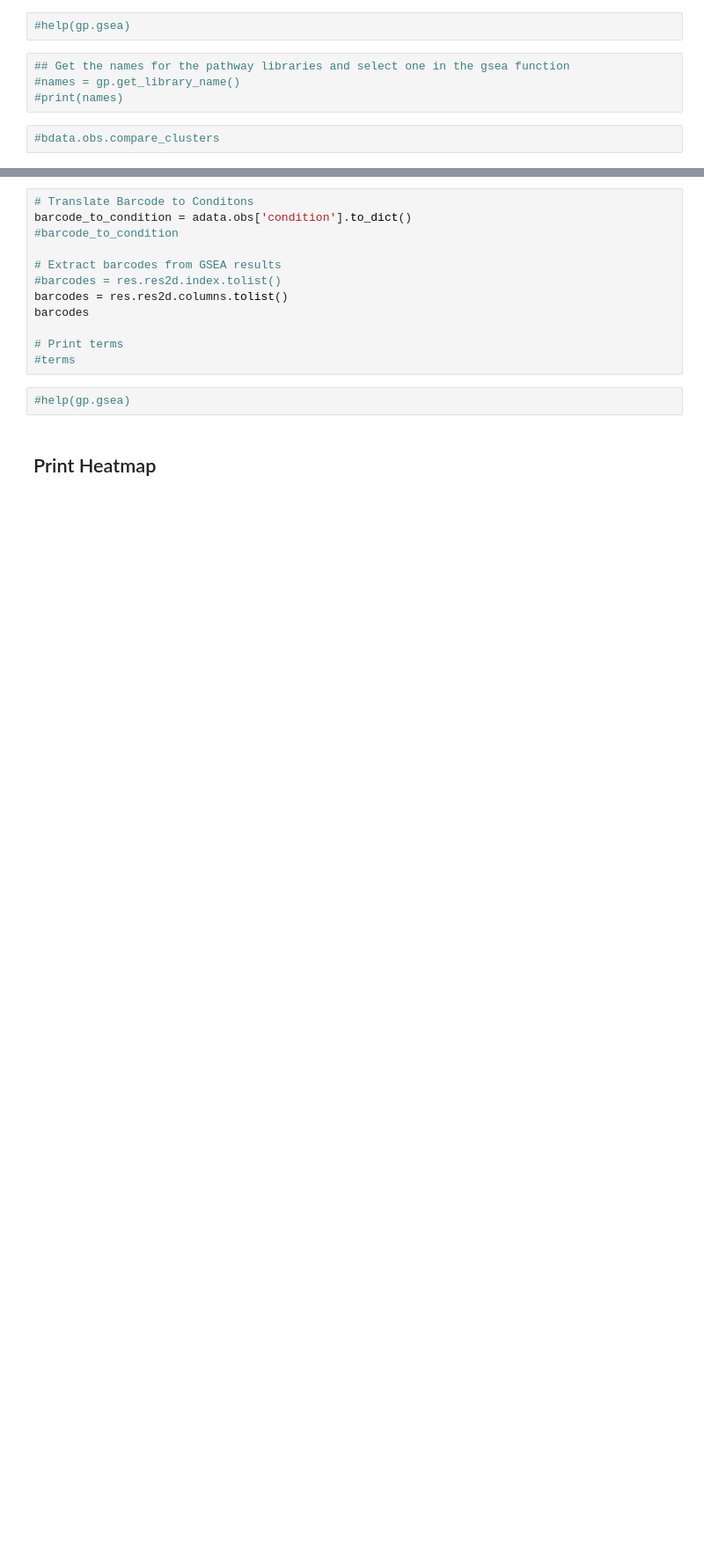
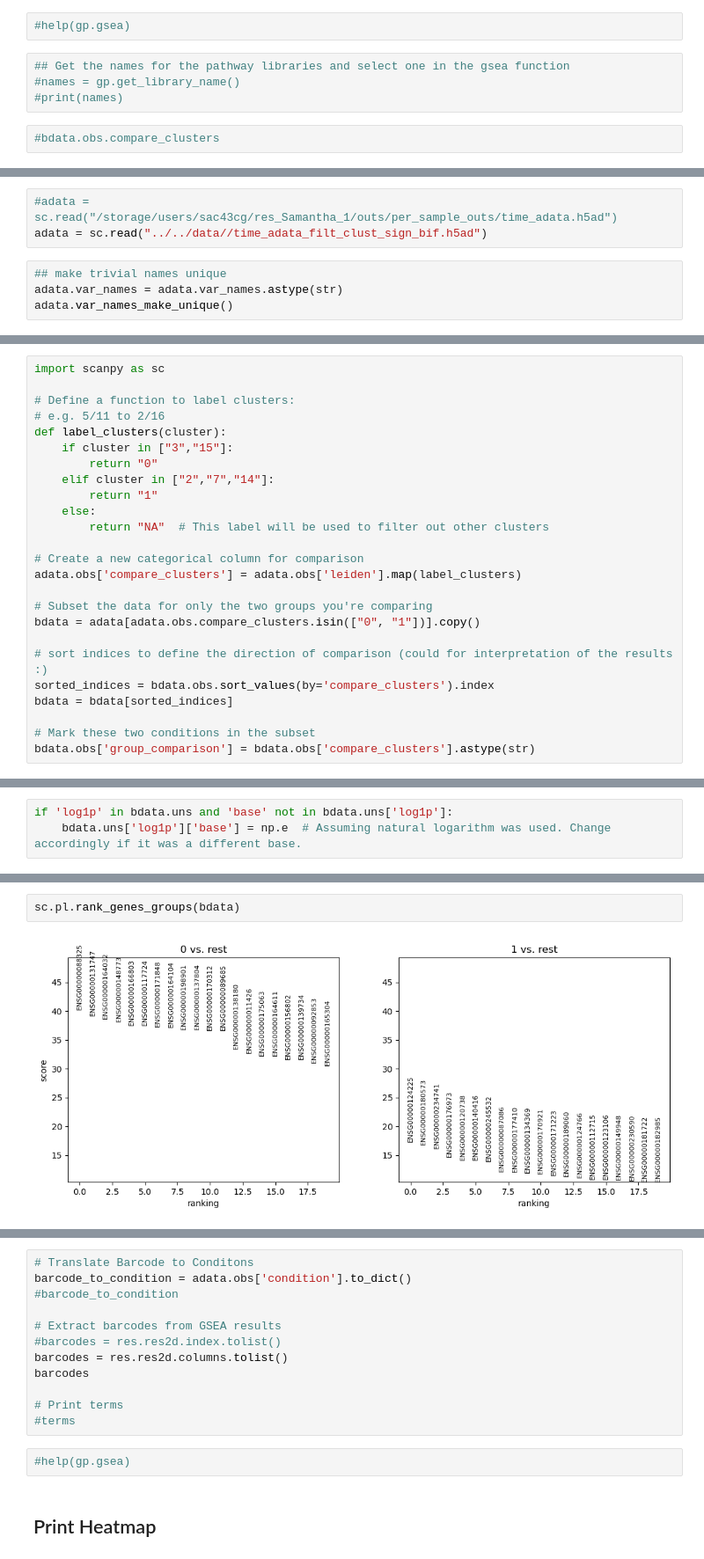
Before and after one commit to josef-streusalz/single-cell, a Jupyter notebook: 08.1_PseudoTime_GSEA.ipynb, the cells around one changed output, grey strips where cells are left out. Shown at 88% size. Drawn from its saved outputs; the diff is of its cells as text; blank space fills up the shorter version.

```diff
--- a/08.1_PseudoTime_GSEA.ipynb
+++ b/08.1_PseudoTime_GSEA.ipynb
@@ -368,0 +313,7 @@ axs = res.plot(terms[:10], show_ranking=False, legend_kws={'loc': (1.05, 0)}, )
+# %%
+#adata = sc.read("/storage/users/sac43cg/res_Samantha_1/outs/per_sample_outs/time_adata.h5ad")
+adata = sc.read("../../data//time_adata_filt_clust_sign_bif.h5ad")
+# %%
+## make trivial names unique
+adata.var_names = adata.var_names.astype(str)
+adata.var_names_make_unique()
@@ -368,0 +329,25 @@ axs = res.plot(terms[:10], show_ranking=False, legend_kws={'loc': (1.05, 0)}, )
+# %%
+import scanpy as sc
+
+# Define a function to label clusters:
+# e.g. 5/11 to 2/16
+def label_clusters(cluster):
+    if cluster in ["3","15"]:
+        return "0"
+    elif cluster in ["2","7","14"]:
+        return "1"
+    else:
+        return "NA"  # This label will be used to filter out other clusters
+
+# Create a new categorical column for comparison
+adata.obs['compare_clusters'] = adata.obs['leiden'].map(label_clusters)
+
+# Subset the data for only the two groups you're comparing
+bdata = adata[adata.obs.compare_clusters.isin(["0", "1"])].copy()
+
+# sort indices to define the direction of comparison (could for interpretation of the results :)
+sorted_indices = bdata.obs.sort_values(by='compare_clusters').index
+bdata = bdata[sorted_indices]
+
+# Mark these two conditions in the subset
+bdata.obs['group_comparison'] = bdata.obs['compare_clusters'].astype(str)
@@ -368,0 +367,3 @@ axs = res.plot(terms[:10], show_ranking=False, legend_kws={'loc': (1.05, 0)}, )
+# %%
+if 'log1p' in bdata.uns and 'base' not in bdata.uns['log1p']:
+    bdata.uns['log1p']['base'] = np.e  # Assuming natural logarithm was used. Change accordingly if it was a different base.
@@ -368,0 +378,4 @@ axs = res.plot(terms[:10], show_ranking=False, legend_kws={'loc': (1.05, 0)}, )
+# %%
+sc.pl.rank_genes_groups(bdata)
+# %% [output]
+[figure, added]
```
Also changed, not shown: parts of 35 cells of this notebook.
